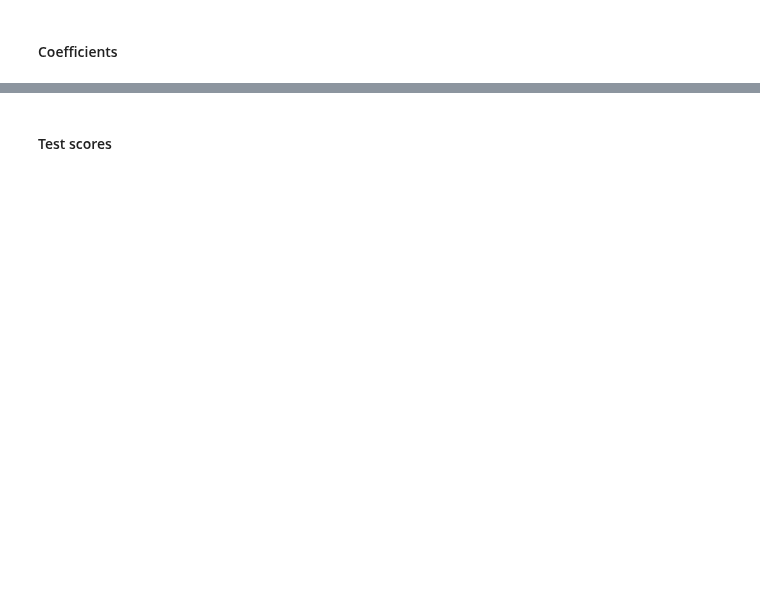
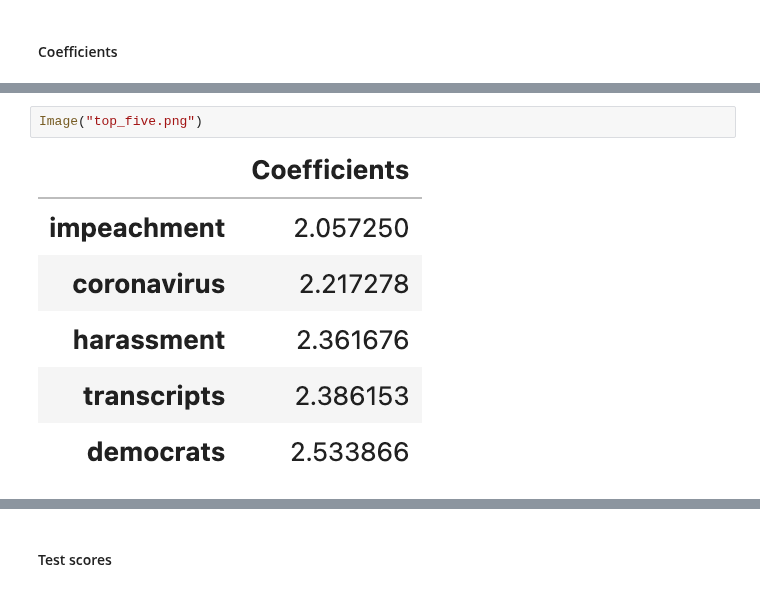
Before and after one commit to angelalmachado/cpsc330hw, a Jupyter notebook: hw9/hw9.ipynb, the cells around one changed output, grey strips where cells are left out. Cells and saved outputs as stored; diff of their text form; blank space fills up the shorter version.

```diff
--- a/hw9/hw9.ipynb
+++ b/hw9/hw9.ipynb
@@ -109,0 +111,4 @@ Image("logreg.png")
+# %%
+Image("top_five.png")
+# %% [output]
+[figure, added]
```
Also changed, not shown: parts of 7 cells of this notebook, 3 other files.
